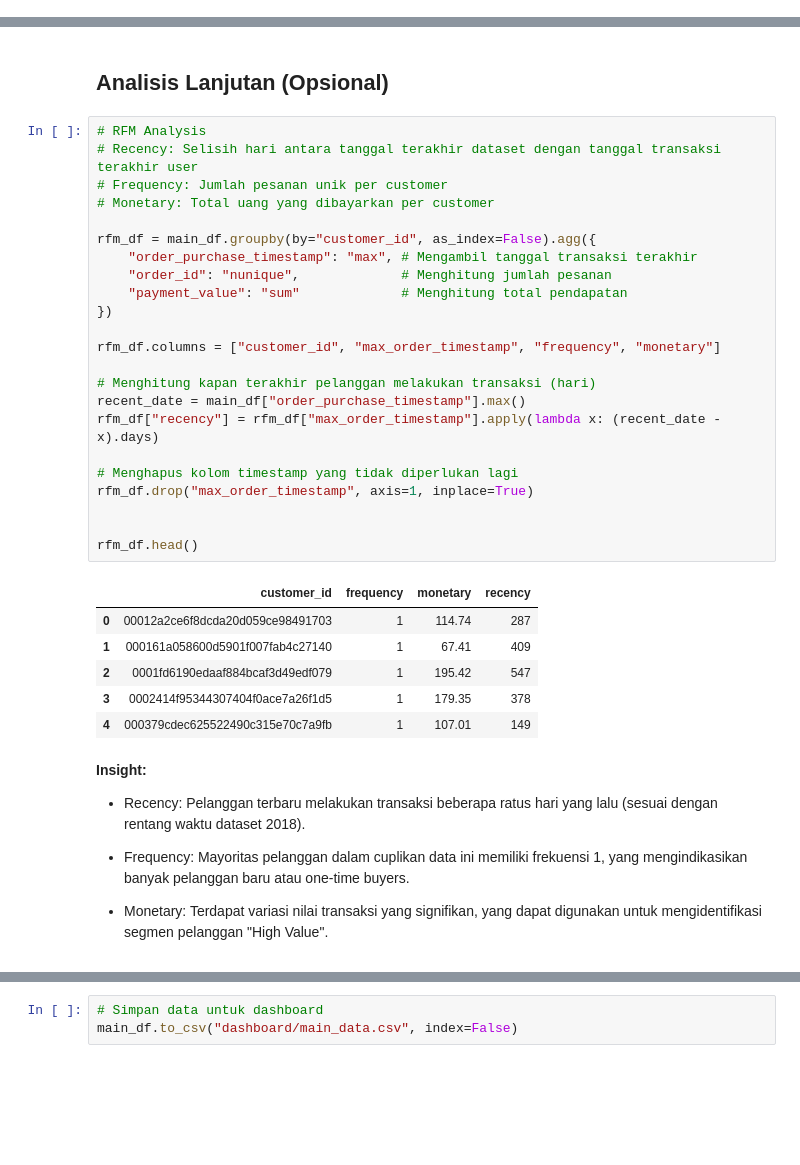
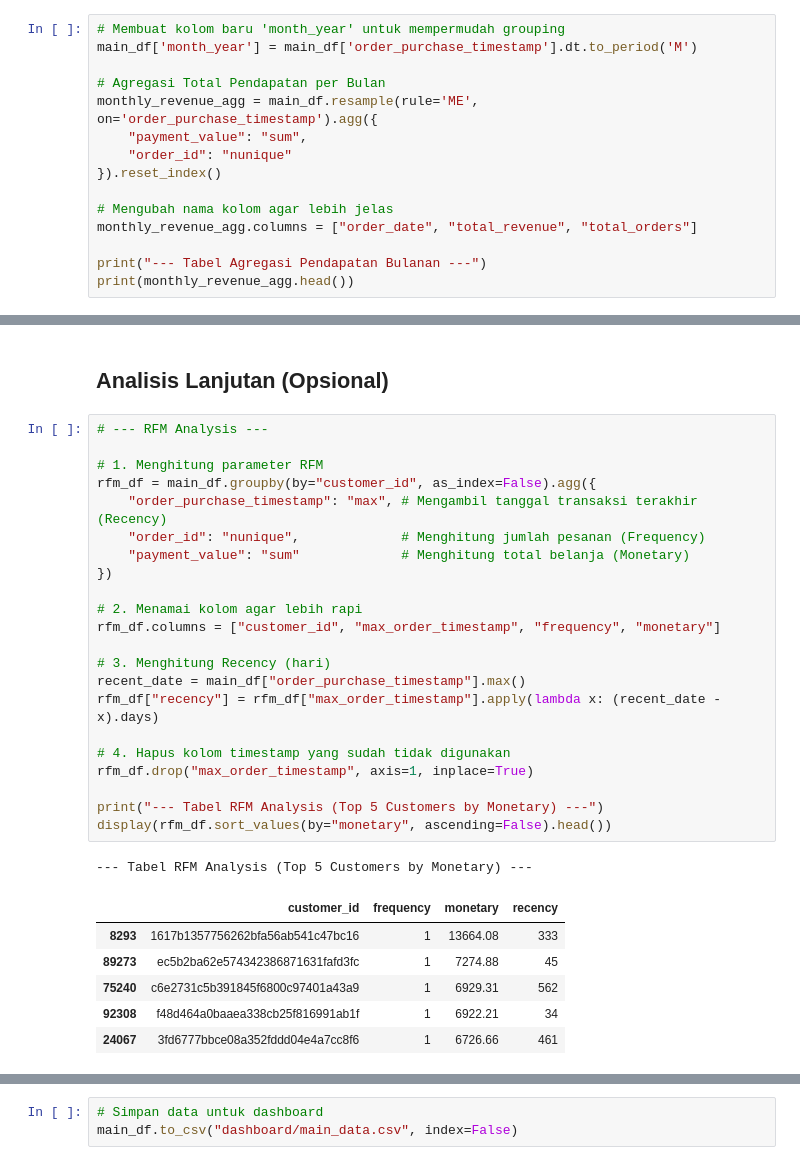
Before and after one commit to rivaldotampubolonn/proyek-analisis-data-ecommerce, a Jupyter notebook: Proyek_Analisis_Data.ipynb, the cells around one changed output, grey strips where cells are left out. Saved outputs shown, nothing was run; the diff lists cells and outputs as text; blank space fills up the shorter version.

```diff
--- a/Proyek_Analisis_Data.ipynb
+++ b/Proyek_Analisis_Data.ipynb
@@ -130,0 +167,15 @@ main_df['month_year'] = main_df['order_purchase_timestamp'].dt.to_period('M')
+# %%
+# Membuat kolom baru 'month_year' untuk mempermudah grouping
+main_df['month_year'] = main_df['order_purchase_timestamp'].dt.to_period('M')
+
+# Agregasi Total Pendapatan per Bulan
+monthly_revenue_agg = main_df.resample(rule='ME', on='order_purchase_timestamp').agg({
+    "payment_value": "sum",
+    "order_id": "nunique"
+}).reset_index()
+
+# Mengubah nama kolom agar lebih jelas
+monthly_revenue_agg.columns = ["order_date", "total_revenue", "total_orders"]
+
+print("--- Tabel Agregasi Pendapatan Bulanan ---")
+print(monthly_revenue_agg.head())
@@ -172,39 +295,32 @@ Passing `palette` without assigning `hue` is deprecated and will be removed in v
 # %% [markdown]
 ## Analisis Lanjutan (Opsional)
 # %%
-# RFM Analysis
-# Recency: Selisih hari antara tanggal terakhir dataset dengan tanggal transaksi terakhir user
-# Frequency: Jumlah pesanan unik per customer
-# Monetary: Total uang yang dibayarkan per customer
+# --- RFM Analysis ---
 
+# 1. Menghitung parameter RFM
 rfm_df = main_df.groupby(by="customer_id", as_index=False).agg({
-    "order_purchase_timestamp": "max", # Mengambil tanggal transaksi terakhir
-    "order_id": "nunique",             # Menghitung jumlah pesanan
-    "payment_value": "sum"             # Menghitung total pendapatan
+    "order_purchase_timestamp": "max", # Mengambil tanggal transaksi terakhir (Recency)
+    "order_id": "nunique",             # Menghitung jumlah pesanan (Frequency)
+    "payment_value": "sum"             # Menghitung total belanja (Monetary)
 })
 
+# 2. Menamai kolom agar lebih rapi
 rfm_df.columns = ["customer_id", "max_order_timestamp", "frequency", "monetary"]
 
-# Menghitung kapan terakhir pelanggan melakukan transaksi (hari)
+# 3. Menghitung Recency (hari)
 recent_date = main_df["order_purchase_timestamp"].max()
 rfm_df["recency"] = rfm_df["max_order_timestamp"].apply(lambda x: (recent_date - x).days)
 
-# Menghapus kolom timestamp yang tidak diperlukan lagi
+# 4. Hapus kolom timestamp yang sudah tidak digunakan
 rfm_df.drop("max_order_timestamp", axis=1, inplace=True)
 
-
-rfm_df.head()
+print("--- Tabel RFM Analysis (Top 5 Customers by Monetary) ---")
+display(rfm_df.sort_values(by="monetary", ascending=False).head())
 # %% [output]
+--- Tabel RFM Analysis (Top 5 Customers by Monetary) ---
 |  | customer_id | frequency | monetary | recency |
-| 0 | 00012a2ce6f8dcda20d059ce98491703 | 1 | 114.74 | 287 |
-| 1 | 000161a058600d5901f007fab4c27140 | 1 | 67.41 | 409 |
-| 2 | 0001fd6190edaaf884bcaf3d49edf079 | 1 | 195.42 | 547 |
-| 3 | 0002414f95344307404f0ace7a26f1d5 | 1 | 179.35 | 378 |
-| 4 | 000379cdec625522490c315e70c7a9fb | 1 | 107.01 | 149 |
+| 8293 | 1617b1357756262bfa56ab541c47bc16 | 1 | 13664.08 | 333 |
+| 89273 | ec5b2ba62e574342386871631fafd3fc | 1 | 7274.88 | 45 |
+| 75240 | c6e2731c5b391845f6800c97401a43a9 | 1 | 6929.31 | 562 |
+| 92308 | f48d464a0baaea338cb25f816991ab1f | 1 | 6922.21 | 34 |
+| 24067 | 3fd6777bbce08a352fddd04e4a7cc8f6 | 1 | 6726.66 | 461 |
-# %% [markdown]
-**Insight:**
-- Recency: Pelanggan terbaru melakukan transaksi beberapa ratus hari yang lalu (sesuai dengan rentang waktu dataset 2018).
-
-- Frequency: Mayoritas pelanggan dalam cuplikan data ini memiliki frekuensi 1, yang mengindikasikan banyak pelanggan baru atau one-time buyers.
-
-- Monetary: Terdapat variasi nilai transaksi yang signifikan, yang dapat digunakan untuk mengidentifikasi segmen pelanggan "High Value".
```
Also changed, not shown: parts of 39 cells of this notebook, 3 other files.
